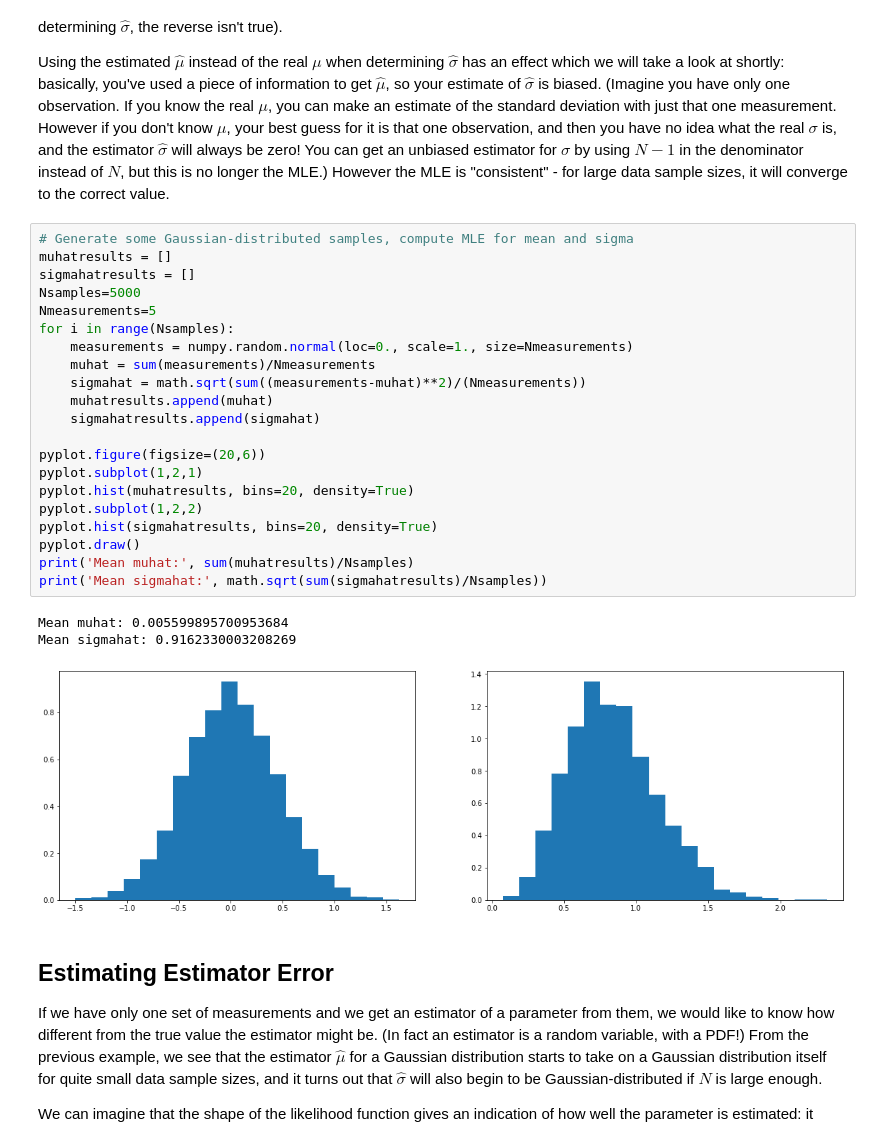
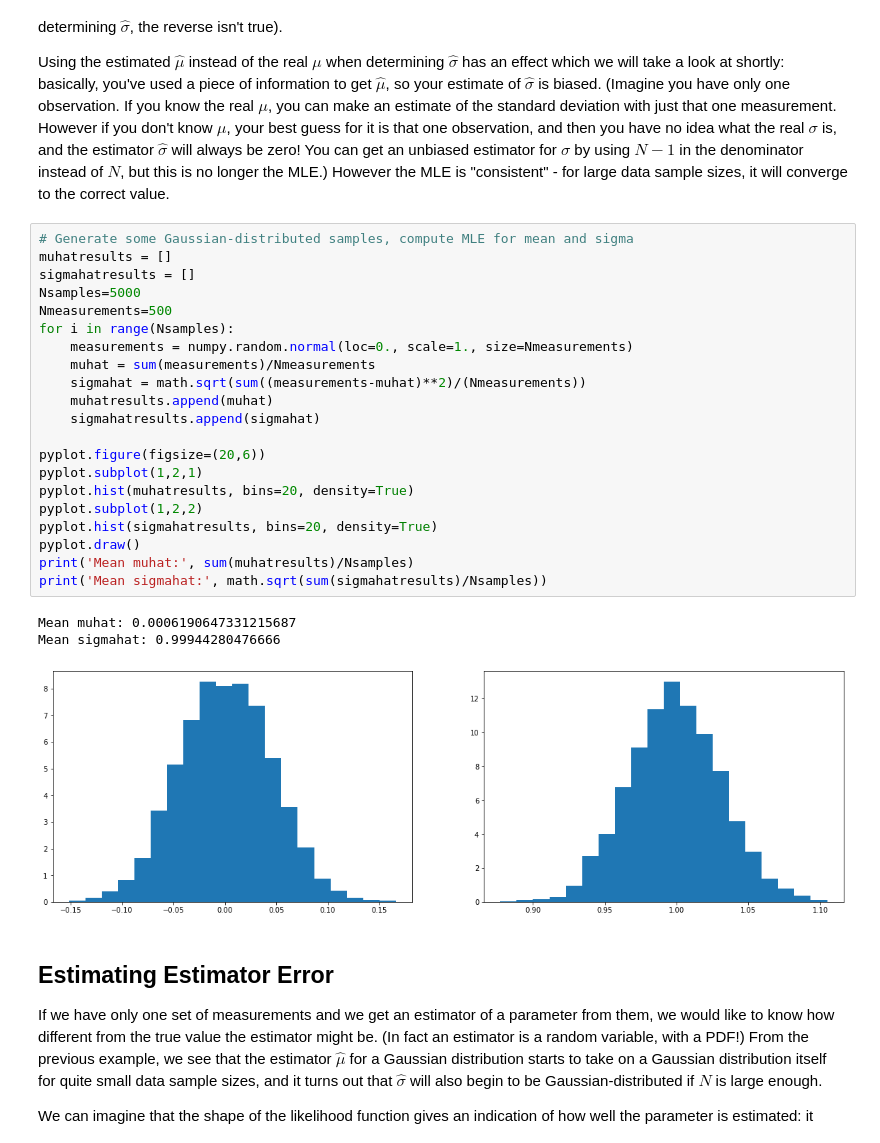
Before and after one commit to ponyisi/uct_stats_and_ml, a Jupyter notebook: 02_Inference.ipynb, the cells around one changed output. Cells and saved outputs as stored; diff of their text form.

```diff
--- a/inference.ipynb
+++ b/02_Inference.ipynb
@@ -58,28 +58,28 @@ Using the estimated $\hat\mu$ instead of the real $\mu$ when determining $\hat \
 # %%
 # Generate some Gaussian-distributed samples, compute MLE for mean and sigma
 muhatresults = []
 sigmahatresults = []
 Nsamples=5000
-Nmeasurements=5
+Nmeasurements=500
 for i in range(Nsamples):
     measurements = numpy.random.normal(loc=0., scale=1., size=Nmeasurements)
     muhat = sum(measurements)/Nmeasurements
     sigmahat = math.sqrt(sum((measurements-muhat)**2)/(Nmeasurements))
     muhatresults.append(muhat)
     sigmahatresults.append(sigmahat)
 
 pyplot.figure(figsize=(20,6))
 pyplot.subplot(1,2,1)
 pyplot.hist(muhatresults, bins=20, density=True)
 pyplot.subplot(1,2,2)
 pyplot.hist(sigmahatresults, bins=20, density=True)
 pyplot.draw()
 print('Mean muhat:', sum(muhatresults)/Nsamples)
 print('Mean sigmahat:', math.sqrt(sum(sigmahatresults)/Nsamples))
 # %% [output]
-Mean muhat: 0.005599895700953684
-Mean sigmahat: 0.9162330003208269
+Mean muhat: 0.0006190647331215687
+Mean sigmahat: 0.99944280476666
-[figure, old version]
+[figure, new version]
 # %% [markdown]
 ## Estimating Estimator Error
 
```
Also changed, not shown: parts of 2 cells of this notebook, 2 other files.
